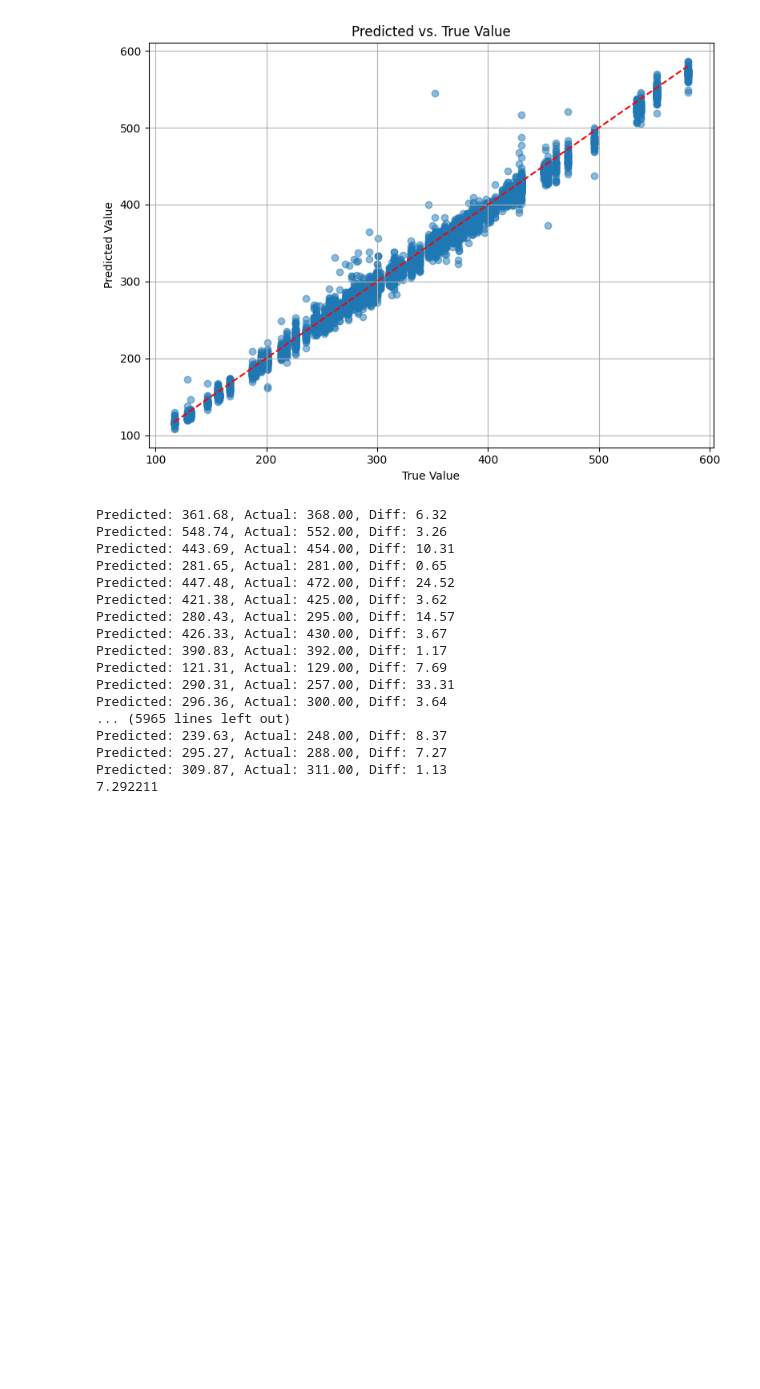
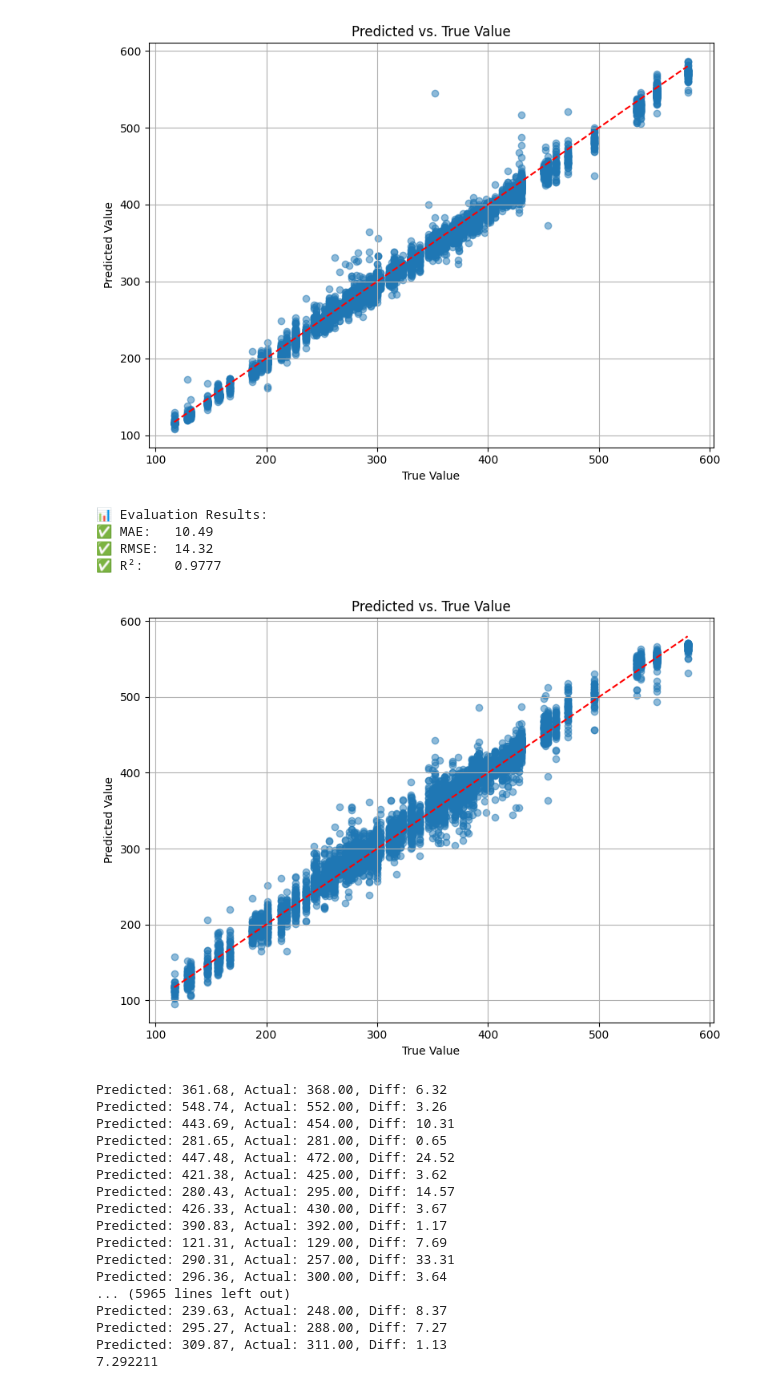
Before and after one commit to Wani29I/MasterProj, a Jupyter notebook: Model_Creation/totalEarsModel/testTotEarModel.ipynb, the cells around one changed output. Cells and saved outputs as stored; diff of their text form; code cells hidden in the pictures; blank space fills up the shorter version.

Commit message:
train and test MobileViT

```diff
--- a/Model_Creation/totalEarsModel/testTotEarModel.ipynb
+++ b/Model_Creation/totalEarsModel/testTotEarModel.ipynb
@@ -131,6 +128,18 @@ evaluate_model(EfficientNetV2STestModel, test_loader, device, plot_predictions=T
 ✅ RMSE:  9.93
 ✅ R²:    0.9893
 [figure]
+# %%
+MobileViTTestModel = MobileViTWheatModel()
+MobileViTTestModel.load_state_dict(torch.load("./MobileViT/MobileViT_wheat_model.pth"))
+MobileViTTestModel.to(device)
+MobileViTTestModel.eval()
+evaluate_model(MobileViTTestModel, test_loader, device, plot_predictions=True)
+# %% [output]
+📊 Evaluation Results:
+✅ MAE:   10.49
+✅ RMSE:  14.32
+✅ R²:    0.9777
+[figure, added]
 # %%
 # Run test
 preds, actuals = test_model(EfficientNetV2STestModel, test_loader)
```
Also changed, not shown: parts of 2 cells of this notebook, 1 other file.
